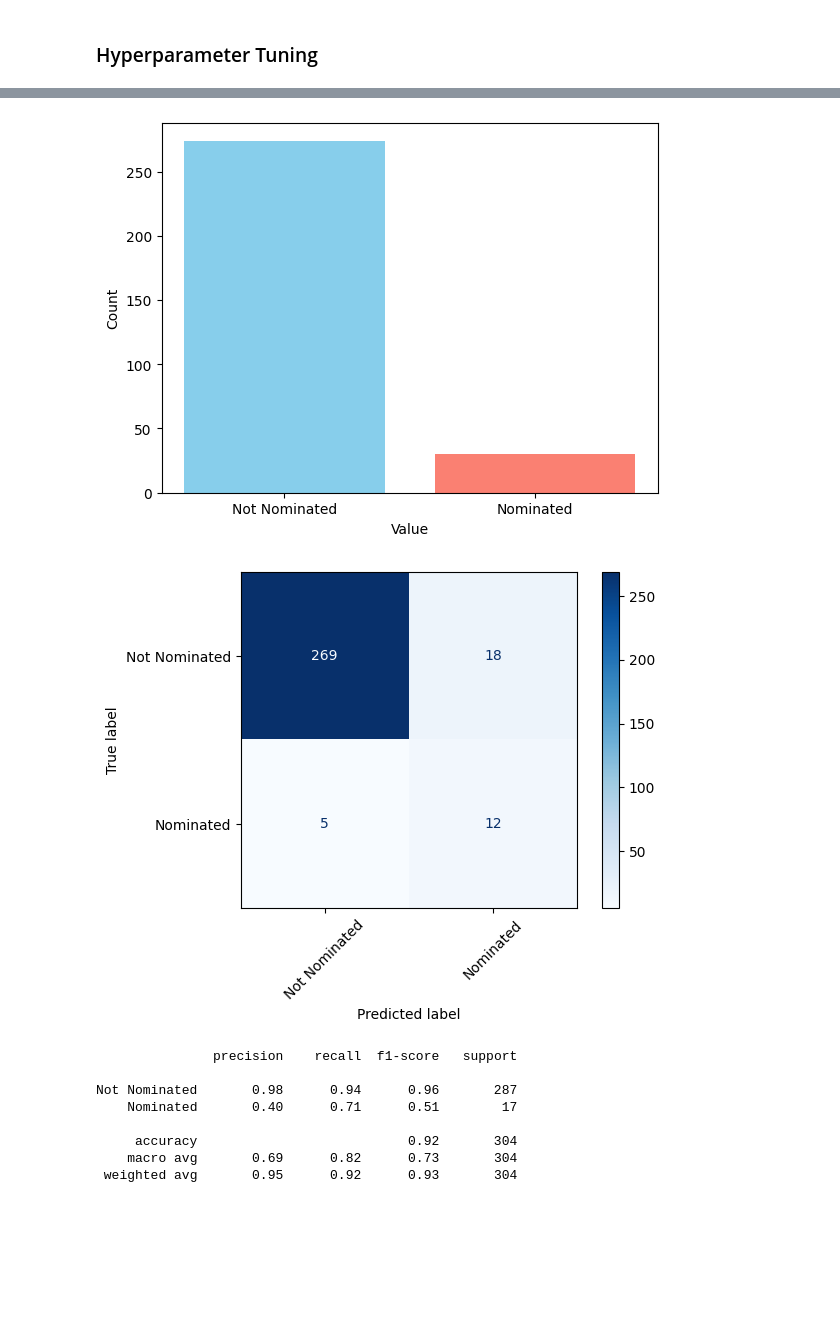
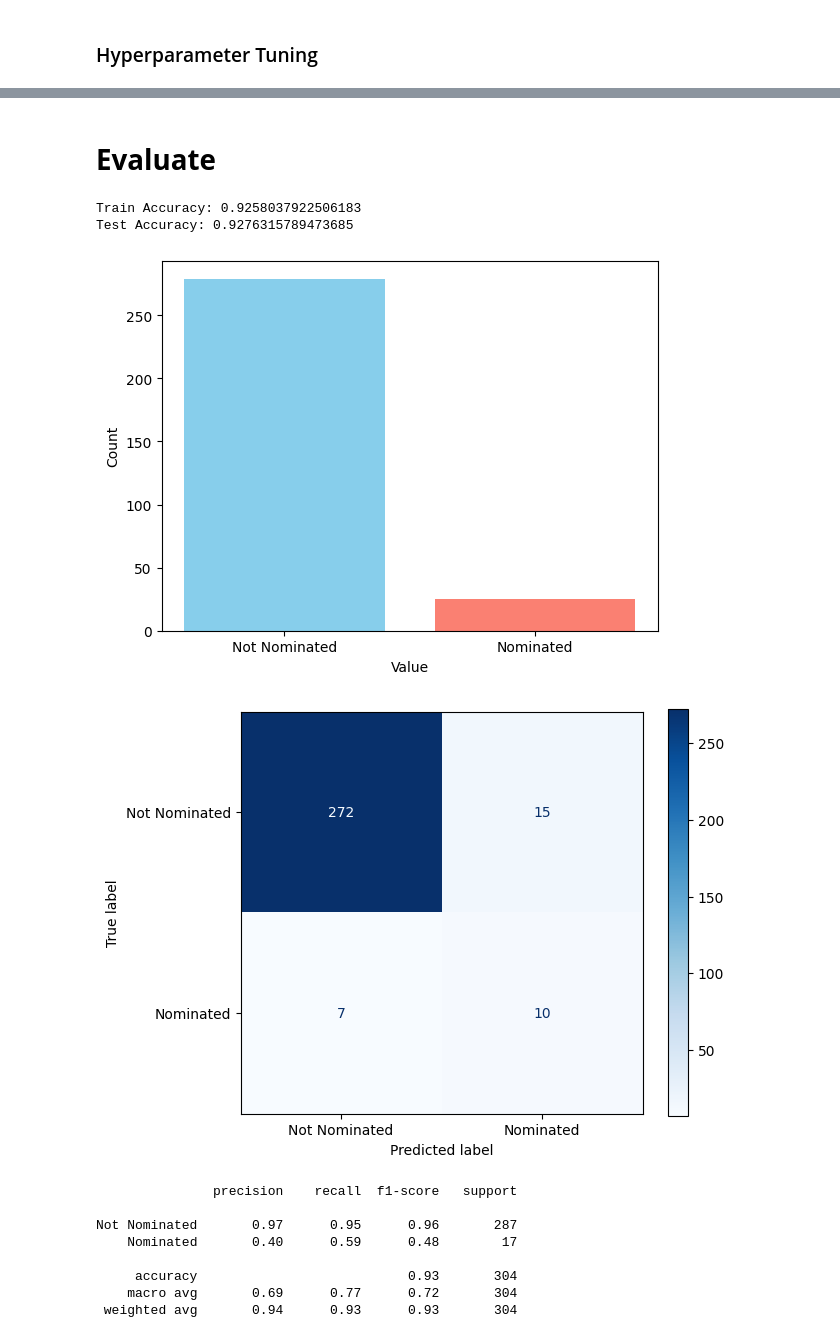
Before and after one commit to kmr6702/Oscars-Predictions-ML-Project, a Jupyter notebook: Code/model2_mlp.ipynb, the cells around one changed output, grey strips where cells are left out. Saved outputs shown, nothing was run; the diff lists cells and outputs as text; code cells hidden in the pictures; blank space fills up the shorter version.

Commit message:
Added visualizations (graphs and printouts)

```diff
--- a/Code/model2_mlp.ipynb
+++ b/Code/model2_mlp.ipynb
@@ -43,7 +47,7 @@ films_df
 ## 0.   Feature Selection
 # %%
 TARGET_COLUMN = "is_nominee"
-drop_columns = [TARGET_COLUMN, 'genres', 'title', 'year']
+drop_columns = [TARGET_COLUMN, 'genres', 'title', 'year', 'domestic_percent', 'foreign_percent', 'director', 'original_language']
 
 X = films_df.drop(columns=drop_columns)
 y = films_df[TARGET_COLUMN]
@@ -58,9 +62,7 @@ from sklearn.feature_extraction.text import CountVectorizer
 le = LabelEncoder()
 y = np.array(le.fit_transform(y))
 
-X['original_language'] = le.fit_transform(X['original_language'])
 X['production_countries'] = le.fit_transform(X['production_countries'])
-X['director'] = le.fit_transform(X['director'])
 X['is_winner'] = le.fit_transform(X['is_winner'])
 # %% [markdown]
 ## 2. Split Data
@@ -107,7 +115,7 @@ from sklearn.utils.class_weight import compute_sample_weight
 
 parameter_space = {
     'smote__sampling_strategy': [1/3, 1/2, 2/3],
-    'rus__sampling_strategy': [0.6, 0.7, 0.8, 0.9],
+    'rus__sampling_strategy': [0.6, 0.7, 0.8],
     'mlp__hidden_layer_sizes': [(16,), (32,), (64,)],
     'mlp__alpha': [0.0001, 0.001, 0.01],
     'mlp__batch_size': [32, 64, 128],
@@ -123,7 +131,7 @@ grid_search = GridSearchCV(
 
 tuned_model = TunedThresholdClassifierCV(
     estimator=grid_search,
-    thresholds=[0.4, 0.5, 0.6, 0.7, 0.75, 0.8],
+    thresholds=[0.6, 0.7, 0.8],
     scoring='f1_macro',
     random_state=42,
 )
@@ -360,32 +426,39 @@ Best parameters: {'mlp__alpha': 0.0001, 'mlp__batch_size': 32, 'mlp__hidden_laye
+# %% [markdown]
+# **Evaluate**
 # %%
 from sklearn.metrics import ConfusionMatrixDisplay, classification_report
 import matplotlib.pyplot as plt
+
+print(f"Train Accuracy: {tuned_model.score(X_train, y_train)}")
+print(f"Test Accuracy: {tuned_model.score(X_test, y_test)}")
 
 y_pred = tuned_model.predict(X_test)
 classes, counts = np.unique(y_pred, return_counts=True)
 
 plt.bar(['Not Nominated', 'Nominated'], counts, color=['skyblue', 'salmon'])
 plt.xlabel('Value')
 plt.ylabel('Count')
 plt.show()
 
 ConfusionMatrixDisplay.from_predictions(
     y_test, y_pred,
     display_labels=['Not Nominated', 'Nominated'],
-    xticks_rotation=45, cmap="Blues", values_format="d"
+    xticks_rotation=0, cmap="Blues", values_format="d"
 )
 plt.tight_layout()
 plt.show()
 
 print(classification_report(y_test, y_pred, target_names=['Not Nominated', 'Nominated'], zero_division=0))
 # %% [output]
+Train Accuracy: 0.9258037922506183
+Test Accuracy: 0.9276315789473685
-[figure, old version]
+[figure, new version]
-[figure, old version]
+[figure, new version]
-               precision    recall  f1-score   support
-
-Not Nominated       0.98      0.94      0.96       287
-    Nominated       0.40      0.71      0.51        17
-
-     accuracy                           0.92       304
-    macro avg       0.69      0.82      0.73       304
- weighted avg       0.95      0.92      0.93       304
+               precision    recall  f1-score   support
+
+Not Nominated       0.97      0.95      0.96       287
+    Nominated       0.40      0.59      0.48        17
+
+     accuracy                           0.93       304
+    macro avg       0.69      0.77      0.72       304
+ weighted avg       0.94      0.93      0.93       304
```
Also changed, not shown: parts of 6 cells of this notebook.
